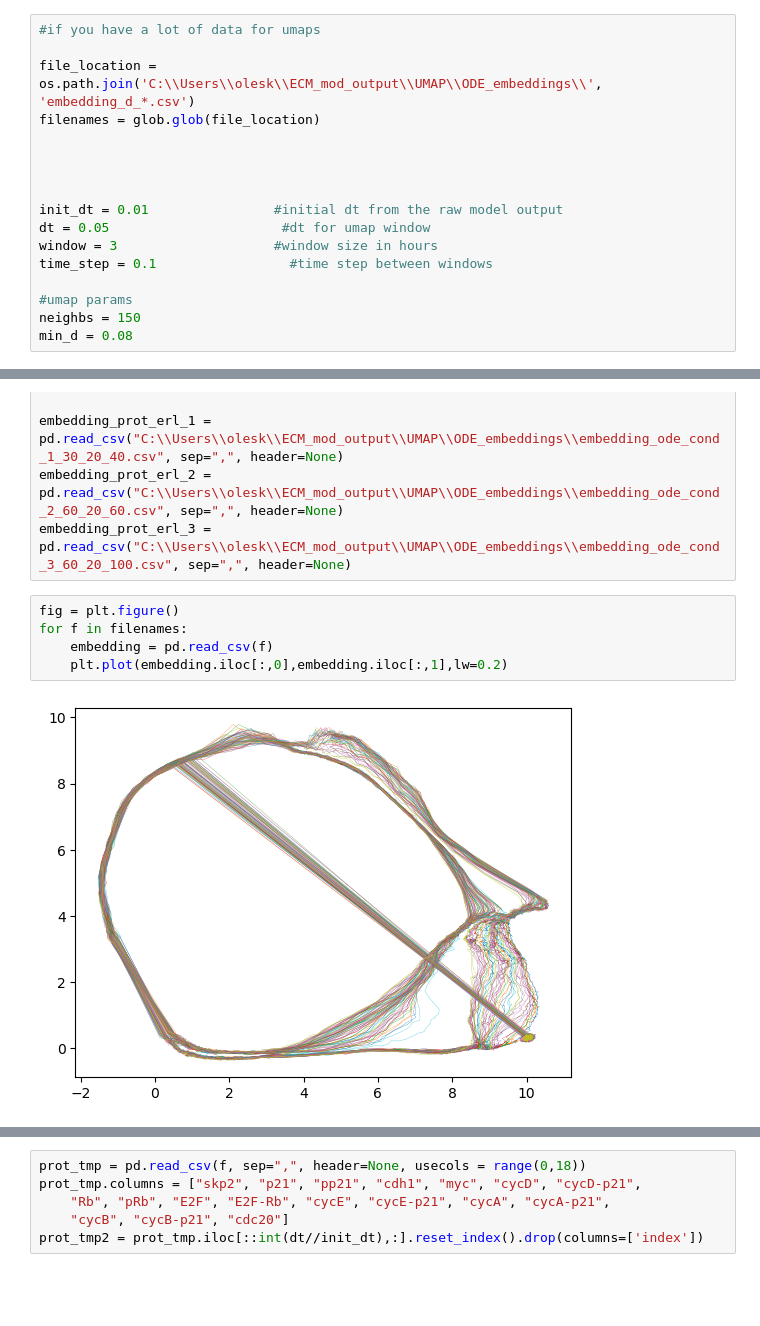
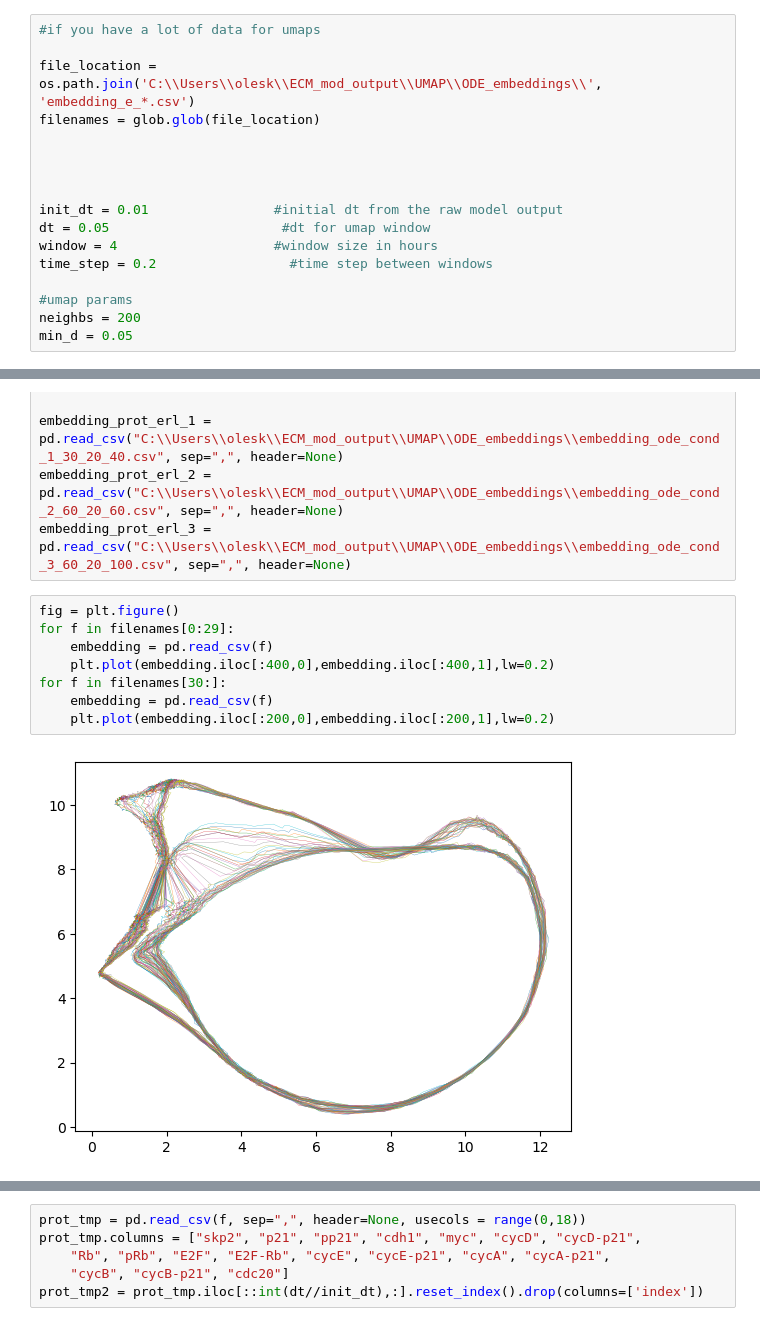
Before and after one commit to QuLab-VU/ECM_cell_cycle_model, a Jupyter notebook: Figures/Fig4/plot_ODE_UMAPs.ipynb, the cells around one changed output, grey strips where cells are left out. Drawn from its saved outputs; the diff is of its cells as text; blank space fills up the shorter version.

Commit message:
replotting figures and adding files for j

```diff
--- a/Figures/Fig4/plot_ODE_UMAPs.ipynb
+++ b/Figures/Fig4/plot_ODE_UMAPs.ipynb
@@ -14,7 +15,7 @@ if not os.path.exists(SAVEDIR):
 # %%
 #if you have a lot of data for umaps
 
-file_location = os.path.join('C:\\Users\\olesk\\ECM_mod_output\\UMAP\\ODE_embeddings\\', 'embedding_d_*.csv')
+file_location = os.path.join('C:\\Users\\olesk\\ECM_mod_output\\UMAP\\ODE_embeddings\\', 'embedding_e_*.csv')
 filenames = glob.glob(file_location)
 
 
@@ -22,10 +23,10 @@ filenames = glob.glob(file_location)
 
 init_dt = 0.01                #initial dt from the raw model output
 dt = 0.05                      #dt for umap window
-window = 3                    #window size in hours
-time_step = 0.1                 #time step between windows
+window = 4                    #window size in hours
+time_step = 0.2                 #time step between windows
 
 #umap params
-neighbs = 150
-min_d = 0.08
+neighbs = 200
+min_d = 0.05
 # %%
@@ -110,8 +110,11 @@ embedding_prot_erl_2 = pd.read_csv("C:\\Users\\olesk\\ECM_mod_output\\UMAP\\ODE_
 embedding_prot_erl_3 = pd.read_csv("C:\\Users\\olesk\\ECM_mod_output\\UMAP\\ODE_embeddings\\embedding_ode_cond_3_60_20_100.csv", sep=",", header=None)
 # %%
 fig = plt.figure()
-for f in filenames:
+for f in filenames[0:29]:
     embedding = pd.read_csv(f)
-    plt.plot(embedding.iloc[:,0],embedding.iloc[:,1],lw=0.2)
+    plt.plot(embedding.iloc[:400,0],embedding.iloc[:400,1],lw=0.2)
+for f in filenames[30:]:
+    embedding = pd.read_csv(f)
+    plt.plot(embedding.iloc[:200,0],embedding.iloc[:200,1],lw=0.2)
 # %% [output]
-[figure, old version]
+[figure, new version]
```
Also changed, not shown: parts of 3 cells of this notebook, 20 other files.
